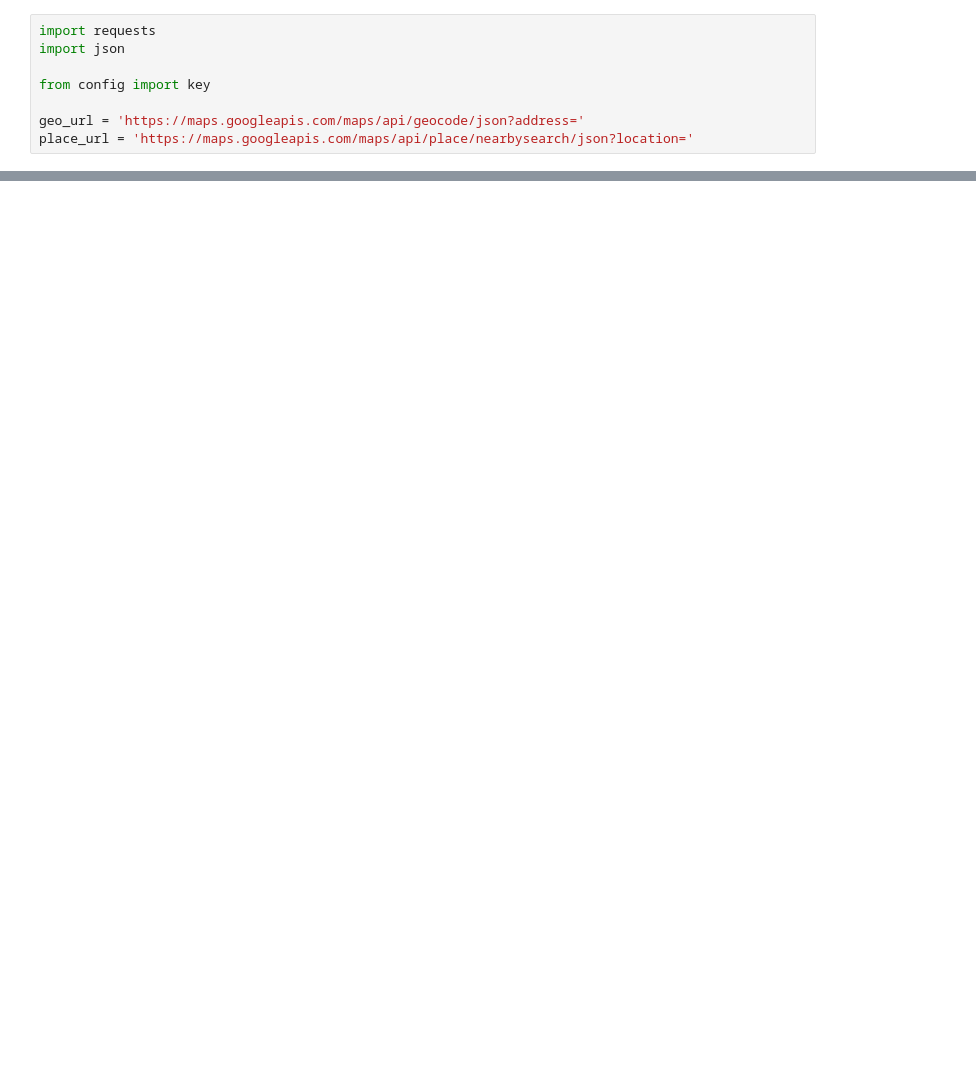
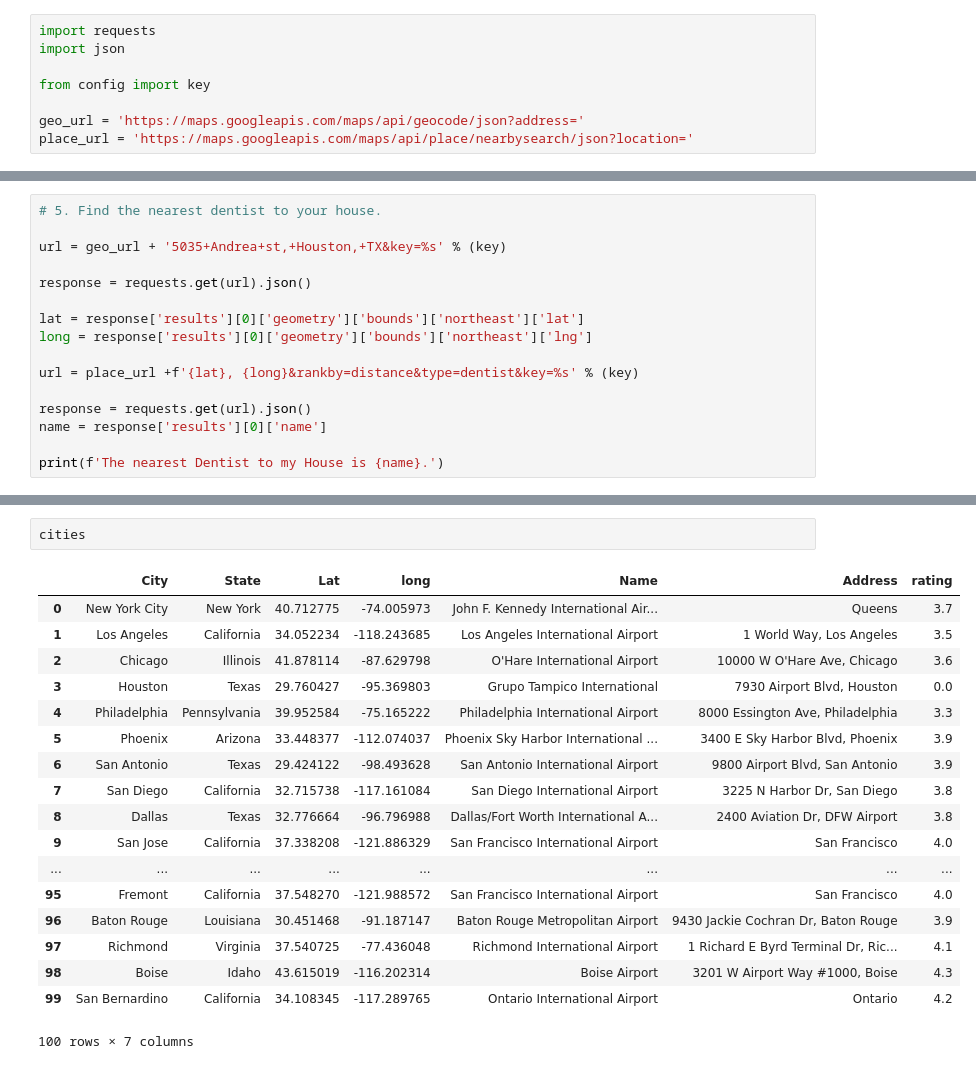
Before and after one commit to KenT370/Learned_Tech, a Jupyter notebook: Python/APIs/API3.ipynb, the cells around one changed output, grey strips where cells are left out. Drawn from its saved outputs; the diff is of its cells as text; blank space fills up the shorter version.

```diff
--- a/Python/APIs/API3.ipynb
+++ b/Python/APIs/API3.ipynb
@@ -69,0 +53,16 @@ The name of the bike store is Rollin Cycles Bicycle Shop and their address is 13
+# %%
+# 5. Find the nearest dentist to your house.
+
+url = geo_url + '5035+Andrea+st,+Houston,+TX&key=%s' % (key)
+
+response = requests.get(url).json()
+
+lat = response['results'][0]['geometry']['bounds']['northeast']['lat']
+long = response['results'][0]['geometry']['bounds']['northeast']['lng']
+
+url = place_url +f'{lat}, {long}&rankby=distance&type=dentist&key=%s' % (key)
+
+response = requests.get(url).json()
+name = response['results'][0]['name']
+
+print(f'The nearest Dentist to my House is {name}.')
@@ -69,0 +118,21 @@ The name of the bike store is Rollin Cycles Bicycle Shop and their address is 13
+# %%
+cities
+# %% [output]
+|  | City | State | Lat | long | Name | Address | rating |
+| 0 | New York City | New York | 40.712775 | -74.005973 | John F. Kennedy International Air... | Queens | 3.7 |
+| 1 | Los Angeles | California | 34.052234 | -118.243685 | Los Angeles International Airport | 1 World Way, Los Angeles | 3.5 |
+| 2 | Chicago | Illinois | 41.878114 | -87.629798 | O'Hare International Airport | 10000 W O'Hare Ave, Chicago | 3.6 |
+| 3 | Houston | Texas | 29.760427 | -95.369803 | Grupo Tampico International | 7930 Airport Blvd, Houston | 0.0 |
+| 4 | Philadelphia | Pennsylvania | 39.952584 | -75.165222 | Philadelphia International Airport | 8000 Essington Ave, Philadelphia | 3.3 |
+| 5 | Phoenix | Arizona | 33.448377 | -112.074037 | Phoenix Sky Harbor International ... | 3400 E Sky Harbor Blvd, Phoenix | 3.9 |
+| 6 | San Antonio | Texas | 29.424122 | -98.493628 | San Antonio International Airport | 9800 Airport Blvd, San Antonio | 3.9 |
+| 7 | San Diego | California | 32.715738 | -117.161084 | San Diego International Airport | 3225 N Harbor Dr, San Diego | 3.8 |
+| 8 | Dallas | Texas | 32.776664 | -96.796988 | Dallas/Fort Worth International A... | 2400 Aviation Dr, DFW Airport | 3.8 |
+| 9 | San Jose | California | 37.338208 | -121.886329 | San Francisco International Airport | San Francisco | 4.0 |
+| ... | ... | ... | ... | ... | ... | ... | ... |
+| 95 | Fremont | California | 37.548270 | -121.988572 | San Francisco International Airport | San Francisco | 4.0 |
+| 96 | Baton Rouge | Louisiana | 30.451468 | -91.187147 | Baton Rouge Metropolitan Airport | 9430 Jackie Cochran Dr, Baton Rouge | 3.9 |
+| 97 | Richmond | Virginia | 37.540725 | -77.436048 | Richmond International Airport | 1 Richard E Byrd Terminal Dr, Ric... | 4.1 |
+| 98 | Boise | Idaho | 43.615019 | -116.202314 | Boise Airport | 3201 W Airport Way #1000, Boise | 4.3 |
+| 99 | San Bernardino | California | 34.108345 | -117.289765 | Ontario International Airport | Ontario | 4.2 |
+100 rows × 7 columns
```
Also changed, not shown: parts of 9 cells of this notebook, 2 other files.
